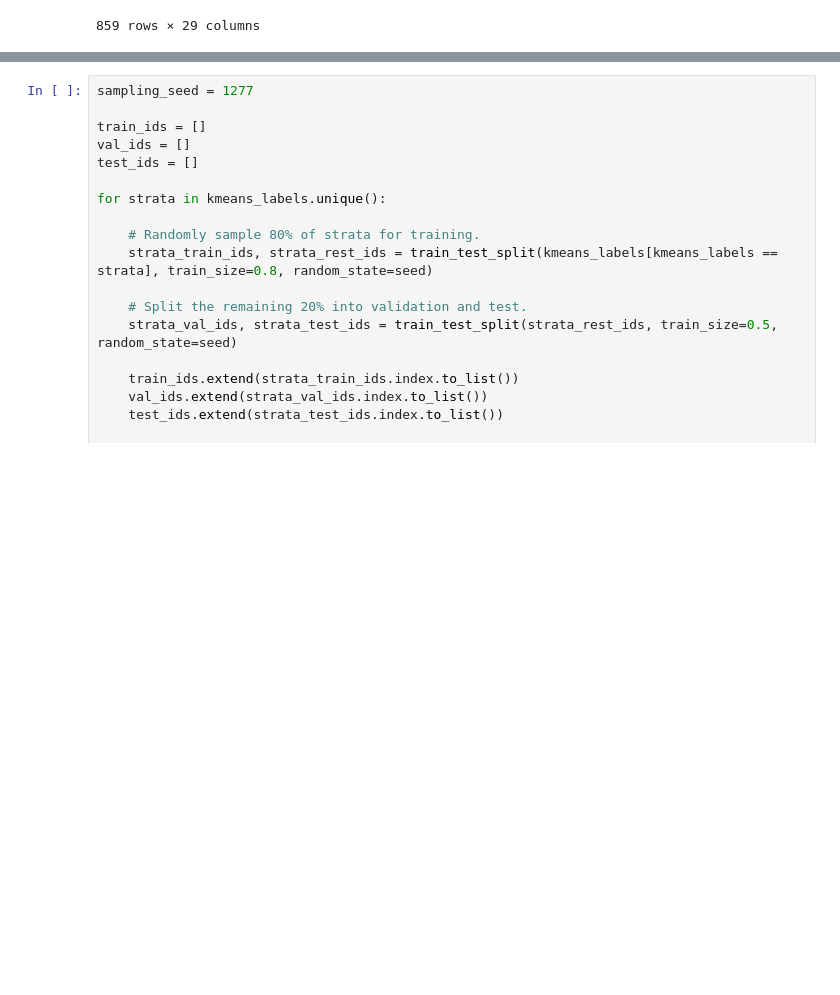
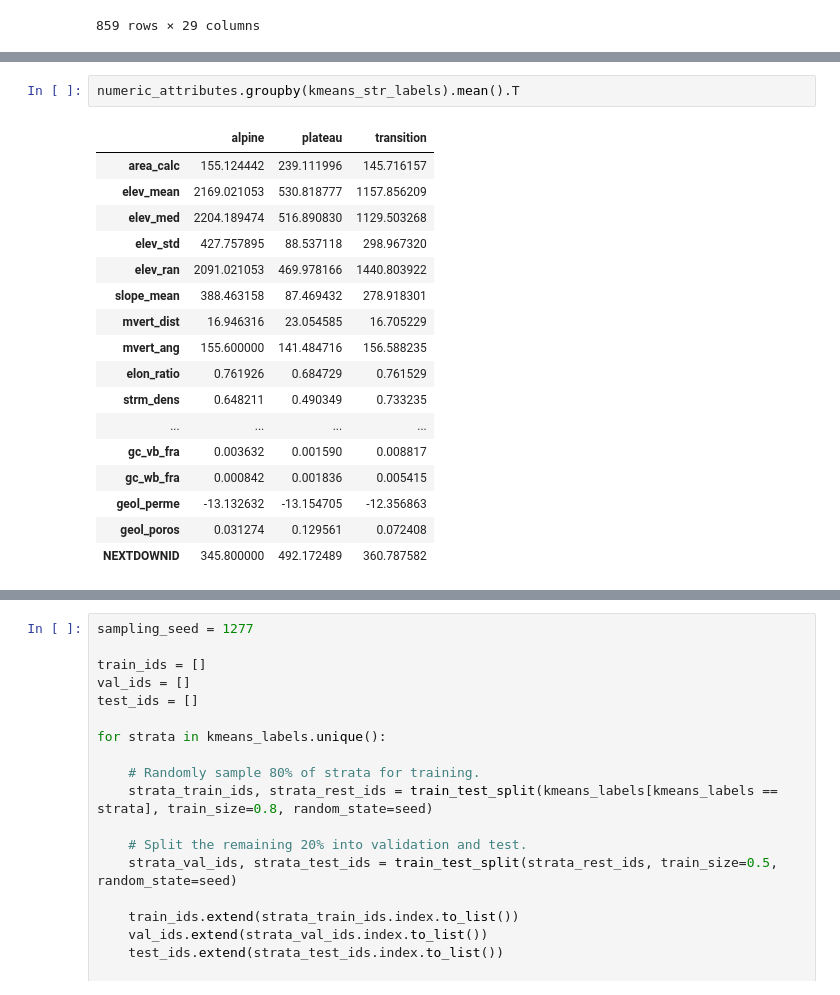
Before and after one commit to tripleUU-U/lamah-ce_lstm, a Jupyter notebook: preprocessing/create_strata.ipynb, the cells around one changed output, grey strips where cells are left out. Drawn from its saved outputs; the diff is of its cells as text; blank space fills up the shorter version.

```diff
--- a/preprocessing/create_strata.ipynb
+++ b/preprocessing/create_strata.ipynb
@@ -242,0 +244,20 @@ plt.tight_layout()
+# %%
+numeric_attributes.groupby(kmeans_str_labels).mean().T
+# %% [output]
+|  | alpine | plateau | transition |
+| area_calc | 155.124442 | 239.111996 | 145.716157 |
+| elev_mean | 2169.021053 | 530.818777 | 1157.856209 |
+| elev_med | 2204.189474 | 516.890830 | 1129.503268 |
+| elev_std | 427.757895 | 88.537118 | 298.967320 |
+| elev_ran | 2091.021053 | 469.978166 | 1440.803922 |
+| slope_mean | 388.463158 | 87.469432 | 278.918301 |
+| mvert_dist | 16.946316 | 23.054585 | 16.705229 |
+| mvert_ang | 155.600000 | 141.484716 | 156.588235 |
+| elon_ratio | 0.761926 | 0.684729 | 0.761529 |
+| strm_dens | 0.648211 | 0.490349 | 0.733235 |
+| ... | ... | ... | ... |
+| gc_vb_fra | 0.003632 | 0.001590 | 0.008817 |
+| gc_wb_fra | 0.000842 | 0.001836 | 0.005415 |
+| geol_perme | -13.132632 | -13.154705 | -12.356863 |
+| geol_poros | 0.031274 | 0.129561 | 0.072408 |
+| NEXTDOWNID | 345.800000 | 492.172489 | 360.787582 |
```
Also changed, not shown: parts of 3 cells of this notebook, 9 other files.
